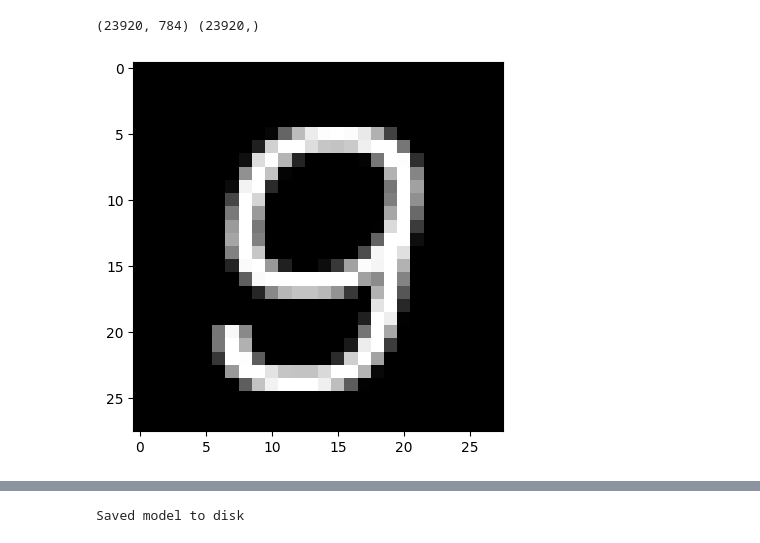
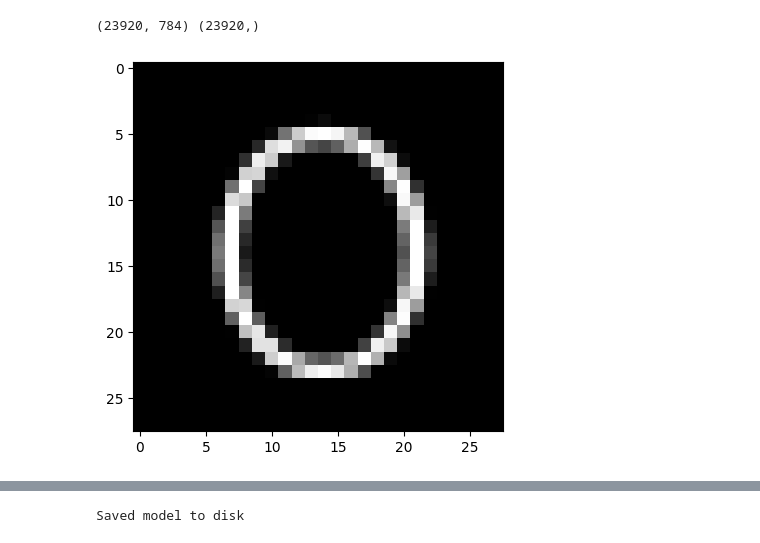
Before and after one commit to arunnats/Sudoku-Solver, a Jupyter notebook: Backend/cnn.ipynb, the cells around one changed output, grey strips where cells are left out. Drawn from its saved outputs; the diff is of its cells as text; code cells hidden in the pictures.

```diff
--- a/Backend/cnn.ipynb
+++ b/Backend/cnn.ipynb
@@ -64,12 +64,12 @@ print(X_train.shape, y_train.shape)
 # %% [output]
 (23920, 784) (23920,)
 # %%
-sample_image = X_train.iloc[0].values.reshape(28, 28)
+sample_image = X_train.iloc[1].values.reshape(28, 28)
 
 plt.imshow(sample_image, cmap='gray')
 plt.show()
 # %% [output]
-[figure, old version]
+[figure, new version]
 # %%
 model = keras.Sequential([
     keras.layers.Dense(128, input_shape=(784,), activation='relu'),
```
Also changed, not shown: parts of 4 cells of this notebook, 6 other files.
